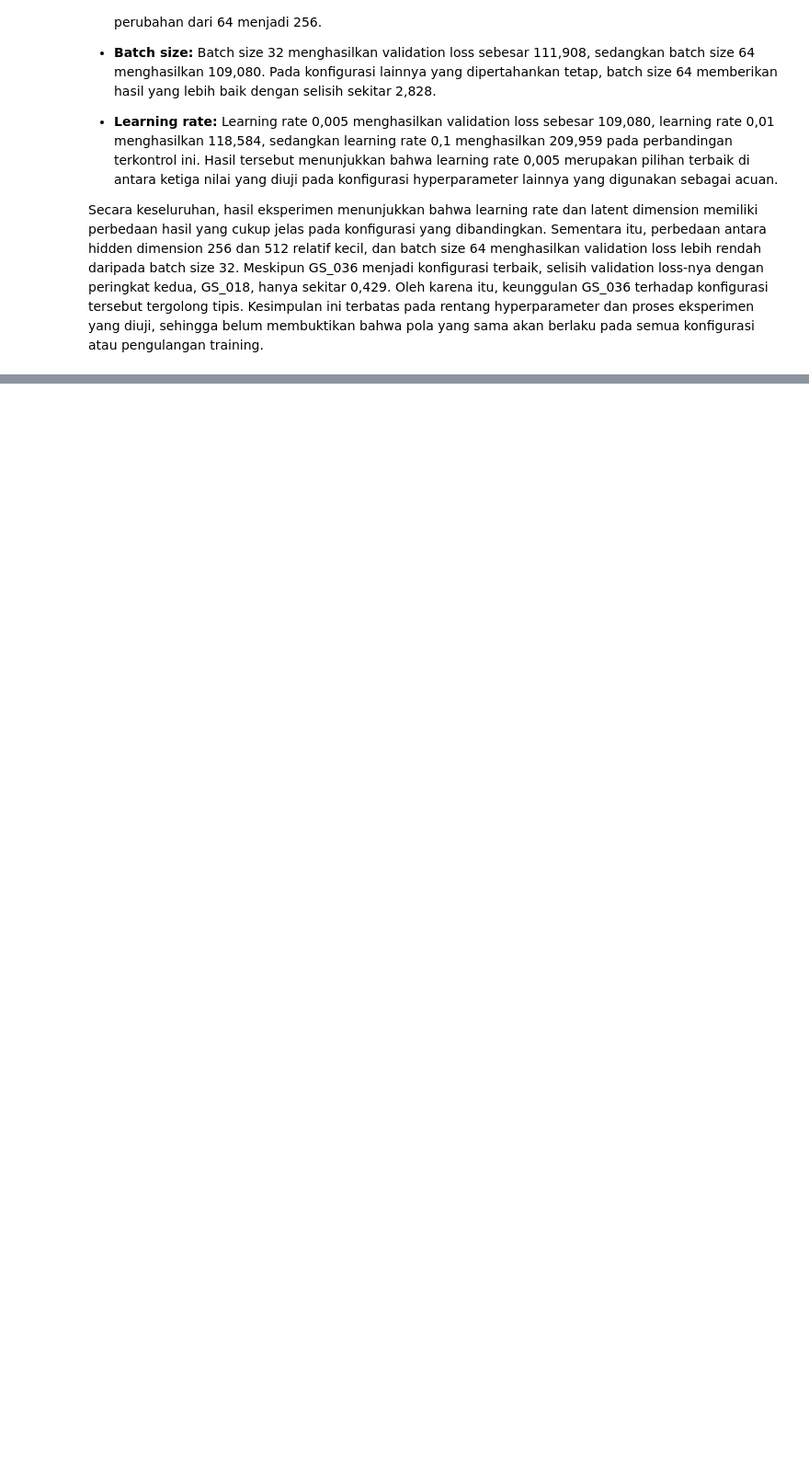
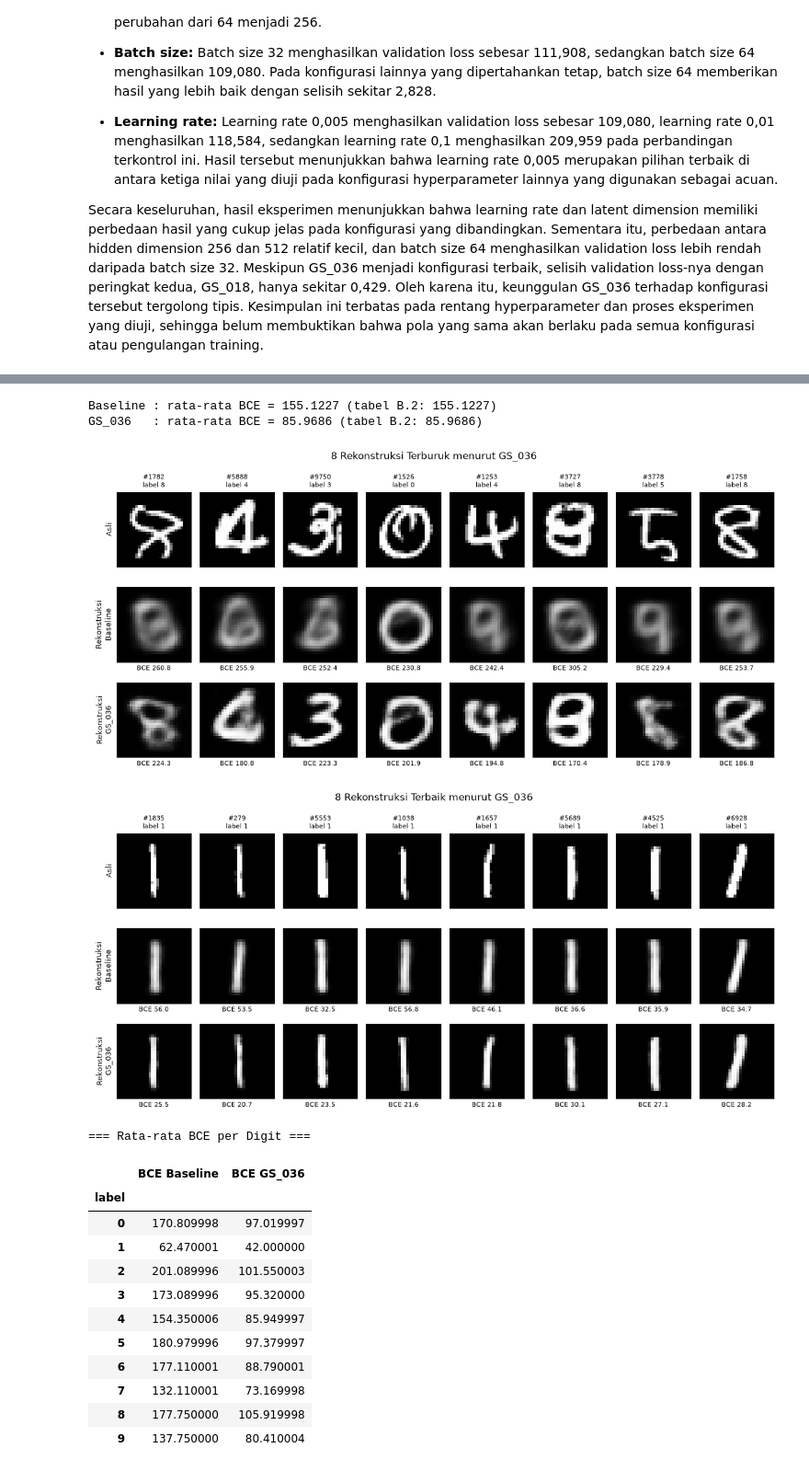
Before and after one commit to AI-IF-TelU/Proyek1-GenAI-VAE-Telertubbies, a Jupyter notebook: main.ipynb, the cells around one changed output, grey strips where cells are left out. Shown at 92% size. Drawn from its saved outputs; the diff is of its cells as text; code cells hidden in the pictures; blank space fills up the shorter version.

```diff
--- a/main.ipynb
+++ b/main.ipynb
@@ -2653,0 +2858,62 @@ Secara keseluruhan, hasil eksperimen menunjukkan bahwa learning rate dan latent
+# %%
+# Rekonstruksi Terbaik, Terburuk, dan Rata-rata BCE per Digit
+
+
+def per_image_bce_all(model, loader, seed=EVAL_SEED):
+    """Menghitung BCE setiap gambar pada seluruh test set."""
+    model.eval()
+    set_eval_seed(seed)
+    values = []
+    with torch.no_grad():
+        for images in loader:
+            images = images.to(device)
+            reconstruction, _, _ = model(images)
+            values.append(bce_per_image(reconstruction, images).cpu())
+    return torch.cat(values).numpy()
+
+
+bce_all = {name: per_image_bce_all(info["model"], test_loader)
+           for name, info in models_to_eval.items()}
+
+# Rata-rata harus sama dengan BCE/gambar pada tabel B.2 (seed sama)
+for name, values in bce_all.items():
+    from_table = test_results.loc[test_results["Model"] == name, "BCE/gambar"].iloc[0]
+    print(f"{name:9s}: rata-rata BCE = {values.mean():.4f} (tabel B.2: {from_table:.4f})")
+
+# Urutkan gambar berdasarkan BCE GS_036
+order = np.argsort(bce_all["GS_036"])
+worst_indices = [int(i) for i in order[-8:][::-1]]
+best_indices = [int(i) for i in order[:8]]
+
+plot_reconstruction(worst_indices, "8 Rekonstruksi Terburuk menurut GS_036",
+                    FIGURE_DIR / "reconstruction_worst_gs036.png")
+plot_reconstruction(best_indices, "8 Rekonstruksi Terbaik menurut GS_036",
+                    FIGURE_DIR / "reconstruction_best_gs036.png")
+
+# Rata-rata BCE untuk setiap digit
+per_digit = pd.DataFrame({"label": labels_test,
+                          **{f"BCE {name}": values for name, values in bce_all.items()}})
+per_digit = per_digit.groupby("label").mean()
+
+print("\n=== Rata-rata BCE per Digit ===")
+display(per_digit.round(2))
+
+per_digit.to_csv(EVAL_DIR / "test_bce_per_digit.csv")
+# %% [output]
+Baseline : rata-rata BCE = 155.1227 (tabel B.2: 155.1227)
+GS_036   : rata-rata BCE = 85.9686 (tabel B.2: 85.9686)
+[figure, added]
+[figure, added]
+=== Rata-rata BCE per Digit ===
+|  | BCE Baseline | BCE GS_036 |
+| label |  |  |
+| 0 | 170.809998 | 97.019997 |
+| 1 | 62.470001 | 42.000000 |
+| 2 | 201.089996 | 101.550003 |
+| 3 | 173.089996 | 95.320000 |
+| 4 | 154.350006 | 85.949997 |
+| 5 | 180.979996 | 97.379997 |
+| 6 | 177.110001 | 88.790001 |
+| 7 | 132.110001 | 73.169998 |
+| 8 | 177.750000 | 105.919998 |
+| 9 | 137.750000 | 80.410004 |
```
Also changed, not shown: parts of 9 cells of this notebook, 6 other files.
